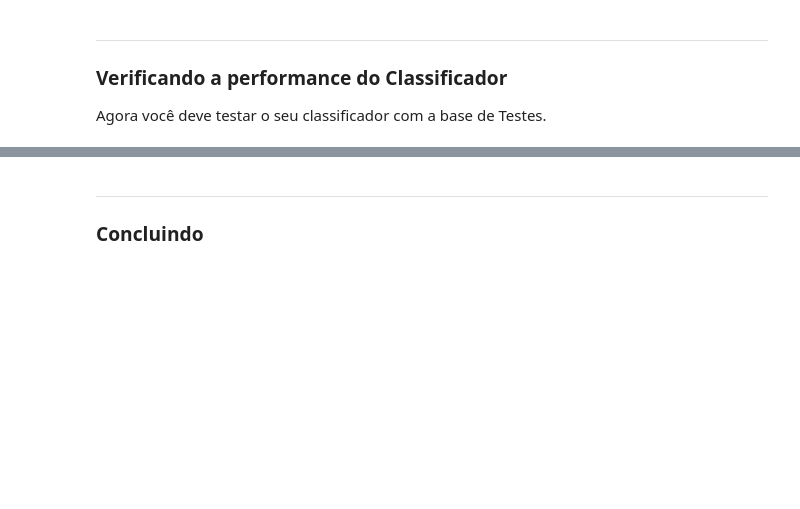
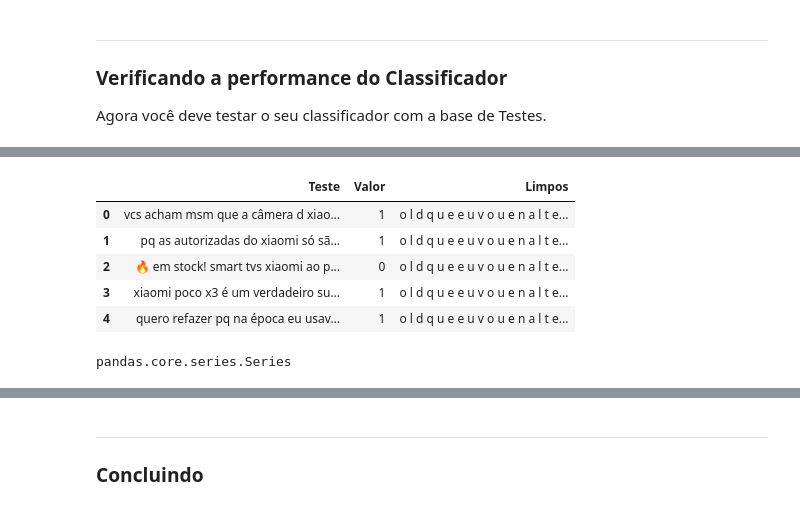
Before and after one commit to luanamitsudo/Projeto-1-Cdados-2B, a Jupyter notebook: Projeto1_Classificador_layout.ipynb, the cells around one changed output, grey strips where cells are left out. Cells and saved outputs as stored; diff of their text form; code cells hidden in the pictures; blank space fills up the shorter version.

Commit message:
Teste - laplace e cunclusão
Andressa e Luana

```diff
--- a/Projeto1_Classificador_layout.ipynb
+++ b/Projeto1_Classificador_layout.ipynb
@@ -175,0 +221,16 @@ for p in palavras_train:
+# %%
+# Limpando e criando uma coluna com cada tweet
+for a in test.Teste:
+    teste_limpo = cleanup(" ".join(a).lower())
+    test.loc[:,'Limpos'] = teste_limpo
+# %% [output]
+|  | Teste | Valor | Limpos |
+| 0 | vcs acham msm que a câmera d xiao... | 1 | o l d q u e e u v o u e n a l t e... |
+| 1 | pq as autorizadas do xiaomi só sã... | 1 | o l d q u e e u v o u e n a l t e... |
+| 2 | 🔥 em stock! smart tvs xiaomi ao p... | 0 | o l d q u e e u v o u e n a l t e... |
+| 3 | xiaomi poco x3 é um verdadeiro su... | 1 | o l d q u e e u v o u e n a l t e... |
+| 4 | quero refazer pq na época eu usav... | 1 | o l d q u e e u v o u e n a l t e... |
+# %%
+type(test.Teste)
+# %% [output]
+pandas.core.series.Series
```
Also changed, not shown: parts of 31 cells of this notebook.
